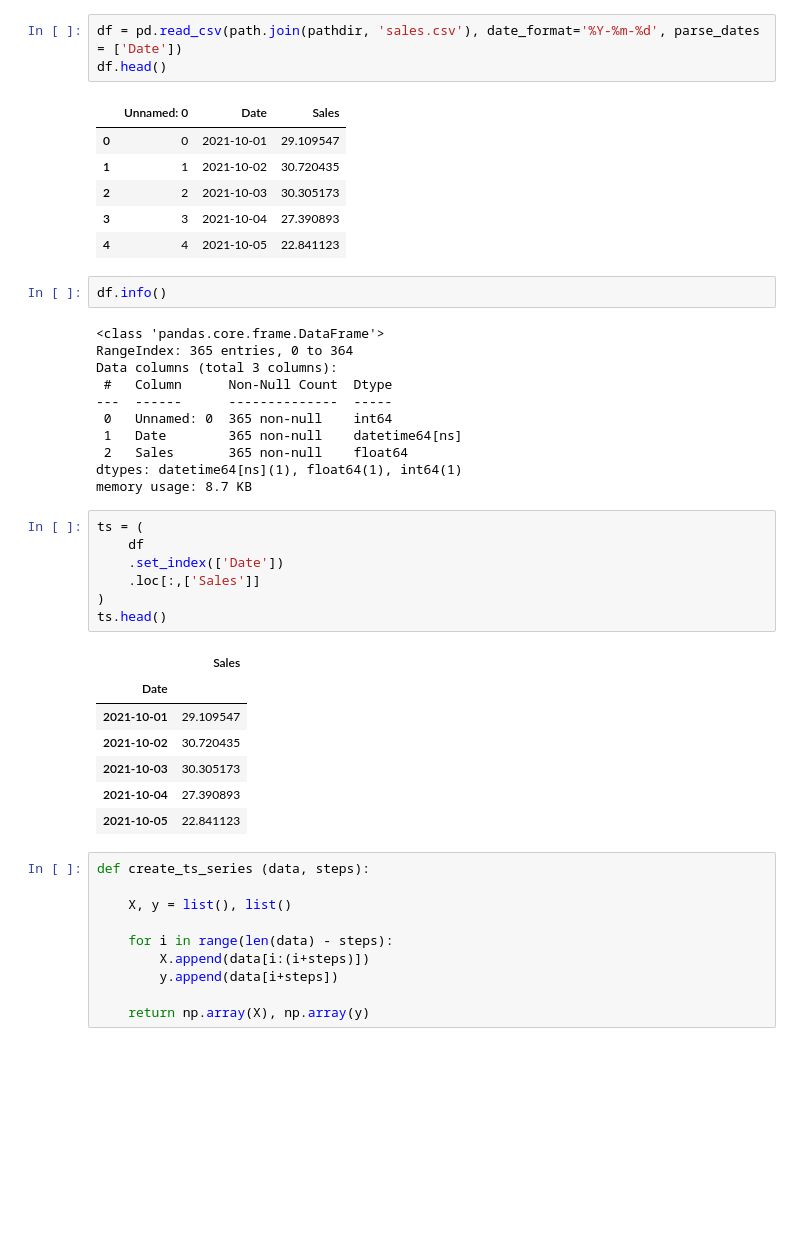
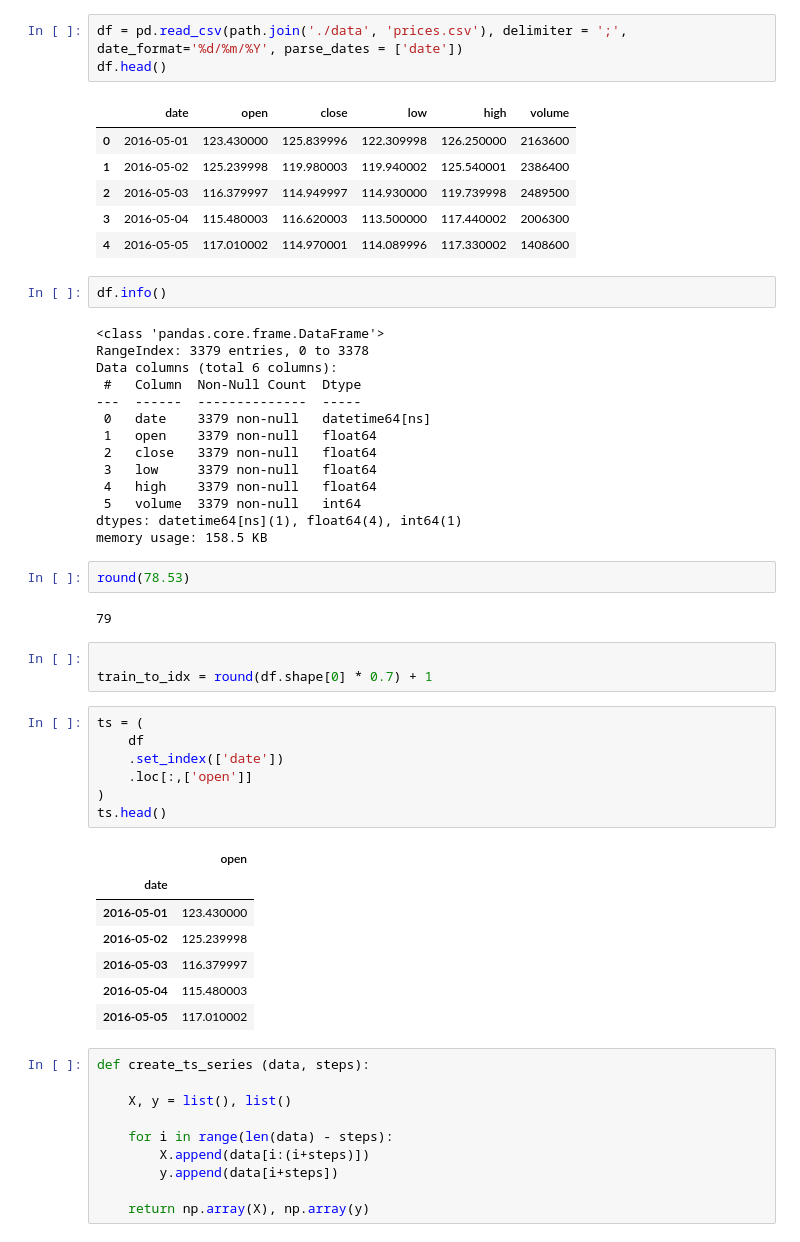
Before and after one commit to hanibounoua/deep-learning-workshops, a Jupyter notebook: TImeserie-prediction-lstm.ipynb, the cells around one changed output. Drawn from its saved outputs; the diff is of its cells as text; blank space fills up the shorter version.

```diff
--- a/TImeserie-prediction-lstm.ipynb
+++ b/TImeserie-prediction-lstm.ipynb
@@ -22,41 +13,51 @@ Path to dataset files: /home/hanibounoua/.cache/kagglehub/datasets/sudipmanchare
 # %%
-df = pd.read_csv(path.join(pathdir, 'sales.csv'), date_format='%Y-%m-%d', parse_dates = ['Date'])
+df = pd.read_csv(path.join('./data', 'prices.csv'), delimiter = ';', date_format='%d/%m/%Y', parse_dates = ['date'])
 df.head()
 # %% [output]
-|  | Unnamed: 0 | Date | Sales |
-| 0 | 0 | 2021-10-01 | 29.109547 |
-| 1 | 1 | 2021-10-02 | 30.720435 |
-| 2 | 2 | 2021-10-03 | 30.305173 |
-| 3 | 3 | 2021-10-04 | 27.390893 |
-| 4 | 4 | 2021-10-05 | 22.841123 |
+|  | date | open | close | low | high | volume |
+| 0 | 2016-05-01 | 123.430000 | 125.839996 | 122.309998 | 126.250000 | 2163600 |
+| 1 | 2016-05-02 | 125.239998 | 119.980003 | 119.940002 | 125.540001 | 2386400 |
+| 2 | 2016-05-03 | 116.379997 | 114.949997 | 114.930000 | 119.739998 | 2489500 |
+| 3 | 2016-05-04 | 115.480003 | 116.620003 | 113.500000 | 117.440002 | 2006300 |
+| 4 | 2016-05-05 | 117.010002 | 114.970001 | 114.089996 | 117.330002 | 1408600 |
 # %%
 df.info()
 # %% [output]
 <class 'pandas.core.frame.DataFrame'>
-RangeIndex: 365 entries, 0 to 364
-Data columns (total 3 columns):
- #   Column      Non-Null Count  Dtype
----  ------      --------------  -----
- 0   Unnamed: 0  365 non-null    int64
- 1   Date        365 non-null    datetime64[ns]
- 2   Sales       365 non-null    float64
-dtypes: datetime64[ns](1), float64(1), int64(1)
-memory usage: 8.7 KB
+RangeIndex: 3379 entries, 0 to 3378
+Data columns (total 6 columns):
+ #   Column  Non-Null Count  Dtype
+---  ------  --------------  -----
+ 0   date    3379 non-null   datetime64[ns]
+ 1   open    3379 non-null   float64
+ 2   close   3379 non-null   float64
+ 3   low     3379 non-null   float64
+ 4   high    3379 non-null   float64
+ 5   volume  3379 non-null   int64
+dtypes: datetime64[ns](1), float64(4), int64(1)
+memory usage: 158.5 KB
+# %%
+round(78.53)
+# %% [output]
+79
+# %%
+
+train_to_idx = round(df.shape[0] * 0.7) + 1
 # %%
 ts = (
     df
-    .set_index(['Date'])
-    .loc[:,['Sales']]
+    .set_index(['date'])
+    .loc[:,['open']]
 )
 ts.head()
 # %% [output]
-|  | Sales |
-| Date |  |
-| 2021-10-01 | 29.109547 |
-| 2021-10-02 | 30.720435 |
-| 2021-10-03 | 30.305173 |
-| 2021-10-04 | 27.390893 |
-| 2021-10-05 | 22.841123 |
+|  | open |
+| date |  |
+| 2016-05-01 | 123.430000 |
+| 2016-05-02 | 125.239998 |
+| 2016-05-03 | 116.379997 |
+| 2016-05-04 | 115.480003 |
+| 2016-05-05 | 117.010002 |
 # %%
 def create_ts_series (data, steps):
 
```
Also changed, not shown: parts of 15 cells of this notebook.
